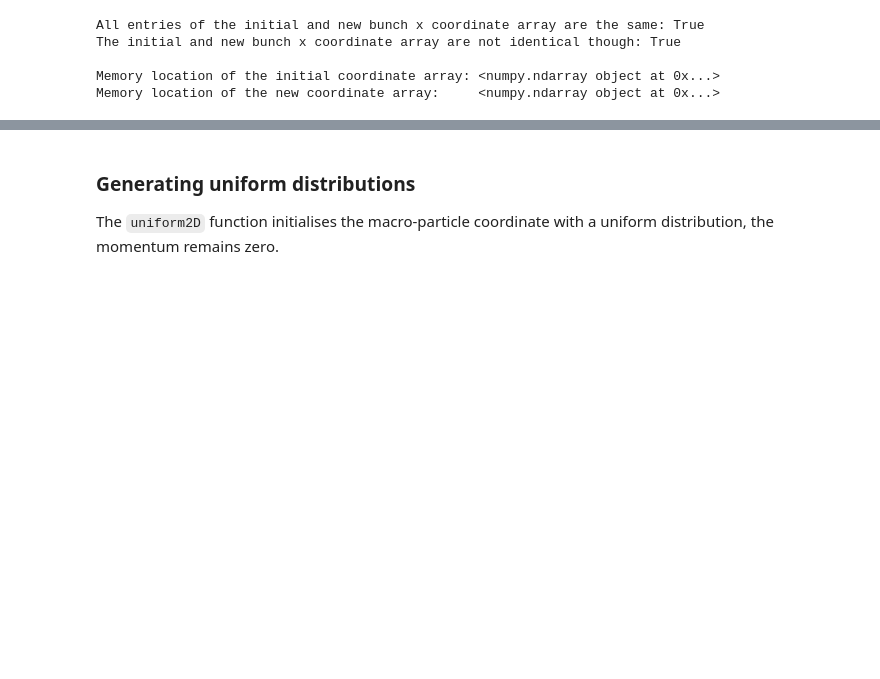
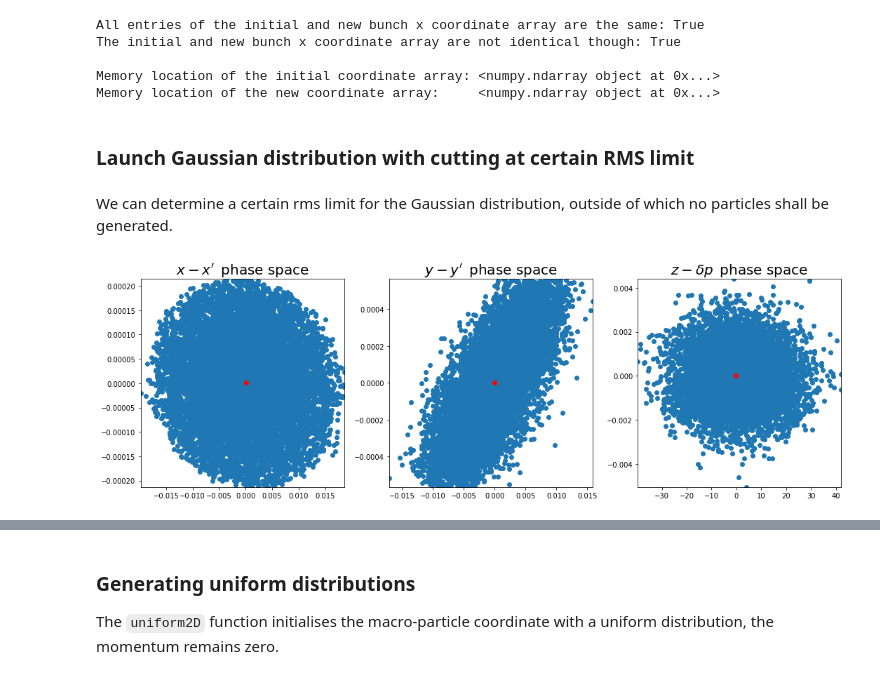
Before and after one commit to PyCOMPLETE/PyHEADTAIL-playground, a Jupyter notebook: howto_notebooks/GeneratorTest.ipynb, the cells around one changed output, grey strips where cells are left out. Drawn from its saved outputs; the diff is of its cells as text; code cells hidden in the pictures; blank space fills up the shorter version.

```diff
--- a/howto_notebooks/GeneratorTest.ipynb
+++ b/howto_notebooks/GeneratorTest.ipynb
@@ -240,3 +261,25 @@ The initial and new bunch x coordinate array are not identical though: True
 
 Memory location of the initial coordinate array: <numpy.ndarray object at 0x...>
 Memory location of the new coordinate array:     <numpy.ndarray object at 0x...>
+# %% [markdown]
+### Launch Gaussian distribution with cutting at certain RMS limit
+# %% [markdown]
+We can determine a certain rms limit for the Gaussian distribution, outside of which no particles shall be generated.
+# %%
+limit_n_rms_x = 3.4
+limit_n_rms_y = 2
+
+np.random.seed(1)
+bunch = generators.generate_Gaussian6DTwiss(
+    n_particles, intensity,
+    e, m_p, circumference, gamma,
+    alpha_x=alpha_x, alpha_y=alpha_y, beta_x=beta_x, beta_y=beta_y,
+    beta_z=beta_z, epsn_x=epsn_x, epsn_y=epsn_y, epsn_z=epsn_z,
+    dispersion_x=dispersion_x, dispersion_y=dispersion_y,
+    limit_n_rms_x=limit_n_rms_x,
+    limit_n_rms_y=limit_n_rms_y,
+)
+
+plot_phase_space(bunch)
+# %% [output]
+[figure, added]
```
Also changed, not shown: parts of 16 cells of this notebook.
